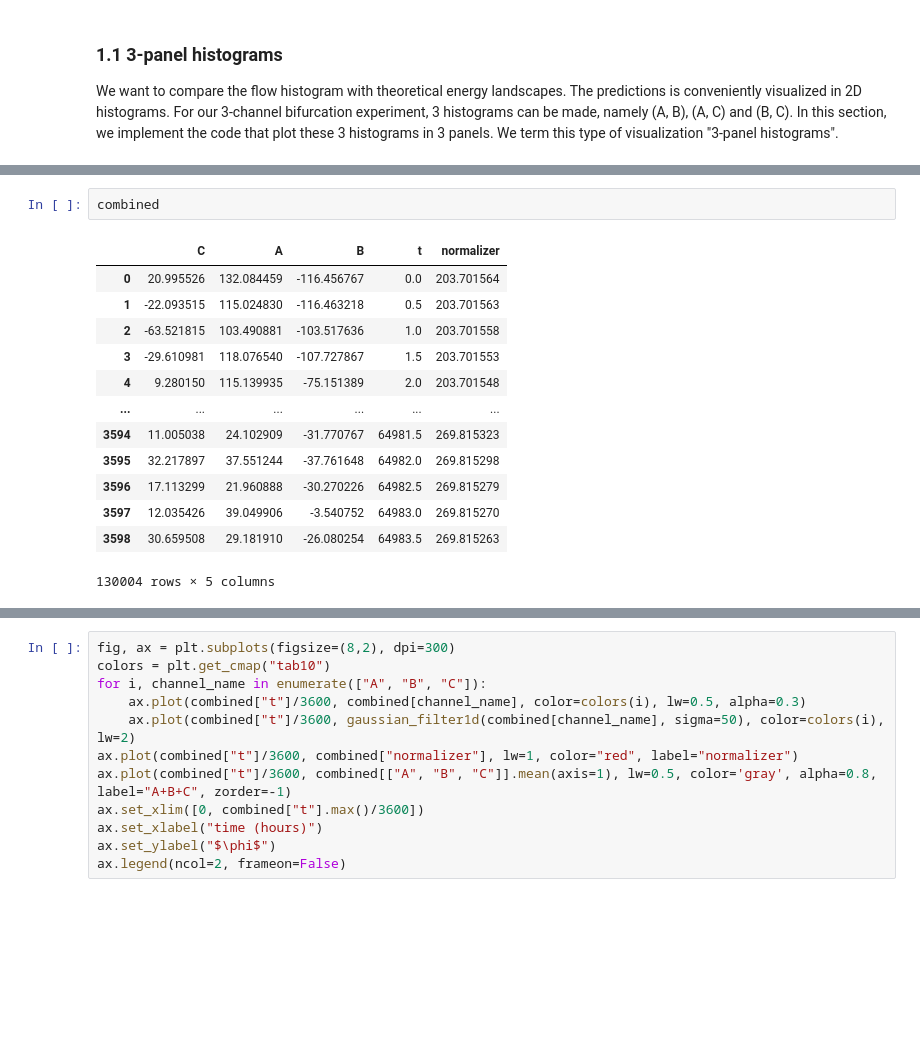
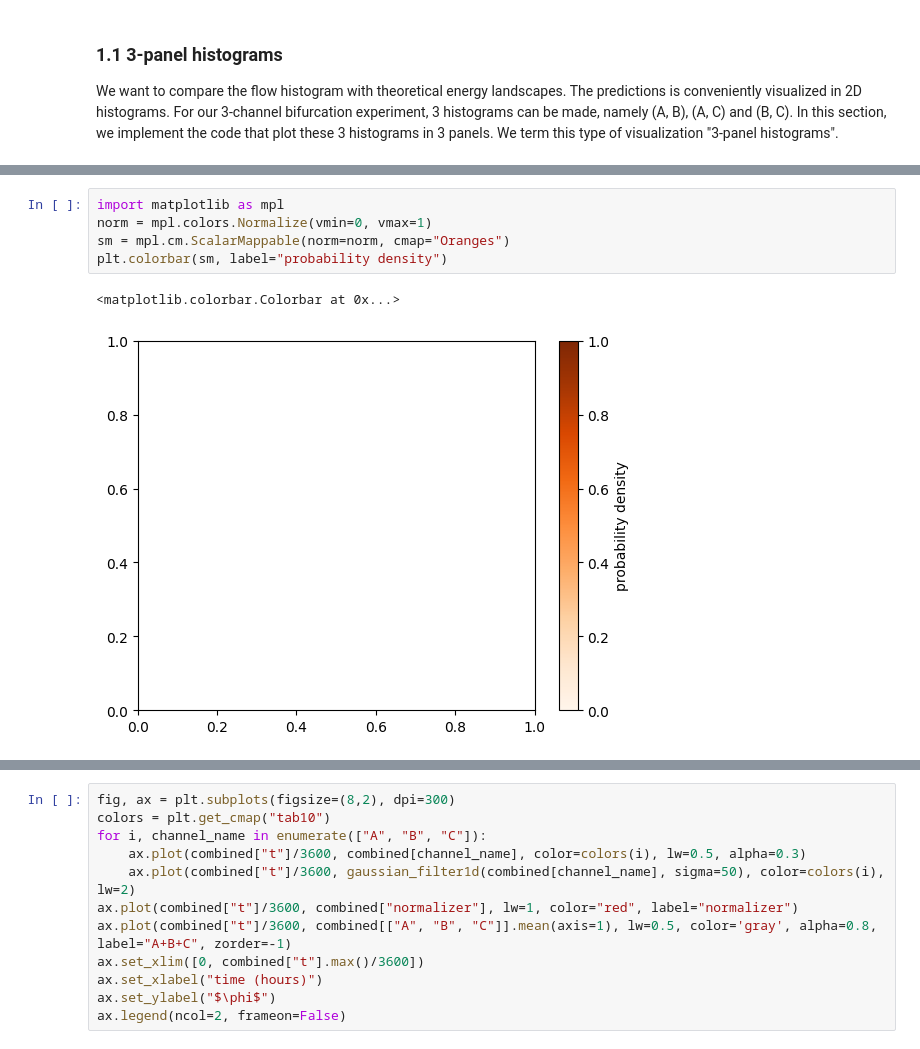
Before and after one commit to ZLoverty/AN, a Jupyter notebook: Code/data-summary.ipynb, the cells around one changed output, grey strips where cells are left out. Saved outputs shown, nothing was run; the diff lists cells and outputs as text; blank space fills up the shorter version.

```diff
--- a/Code/data-summary.ipynb
+++ b/Code/data-summary.ipynb
@@ -181,16 +187,8 @@ for num, i1, i2 in ((0, "A", "B"), (1, "A", "C"), (2, "B", "C")):
-# %%
-combined
-# %% [output]
-|  | C | A | B | t | normalizer |
-| 0 | 20.995526 | 132.084459 | -116.456767 | 0.0 | 203.701564 |
-| 1 | -22.093515 | 115.024830 | -116.463218 | 0.5 | 203.701563 |
-| 2 | -63.521815 | 103.490881 | -103.517636 | 1.0 | 203.701558 |
-| 3 | -29.610981 | 118.076540 | -107.727867 | 1.5 | 203.701553 |
-| 4 | 9.280150 | 115.139935 | -75.151389 | 2.0 | 203.701548 |
-| ... | ... | ... | ... | ... | ... |
-| 3594 | 11.005038 | 24.102909 | -31.770767 | 64981.5 | 269.815323 |
-| 3595 | 32.217897 | 37.551244 | -37.761648 | 64982.0 | 269.815298 |
-| 3596 | 17.113299 | 21.960888 | -30.270226 | 64982.5 | 269.815279 |
-| 3597 | 12.035426 | 39.049906 | -3.540752 | 64983.0 | 269.815270 |
-| 3598 | 30.659508 | 29.181910 | -26.080254 | 64983.5 | 269.815263 |
-130004 rows × 5 columns
+# %%
+import matplotlib as mpl
+norm = mpl.colors.Normalize(vmin=0, vmax=1)
+sm = mpl.cm.ScalarMappable(norm=norm, cmap="Oranges")
+plt.colorbar(sm, label="probability density")
+# %% [output]
+<matplotlib.colorbar.Colorbar at 0x...>
+[figure, added]
```
Also changed, not shown: parts of 25 cells of this notebook, 3 other files.
